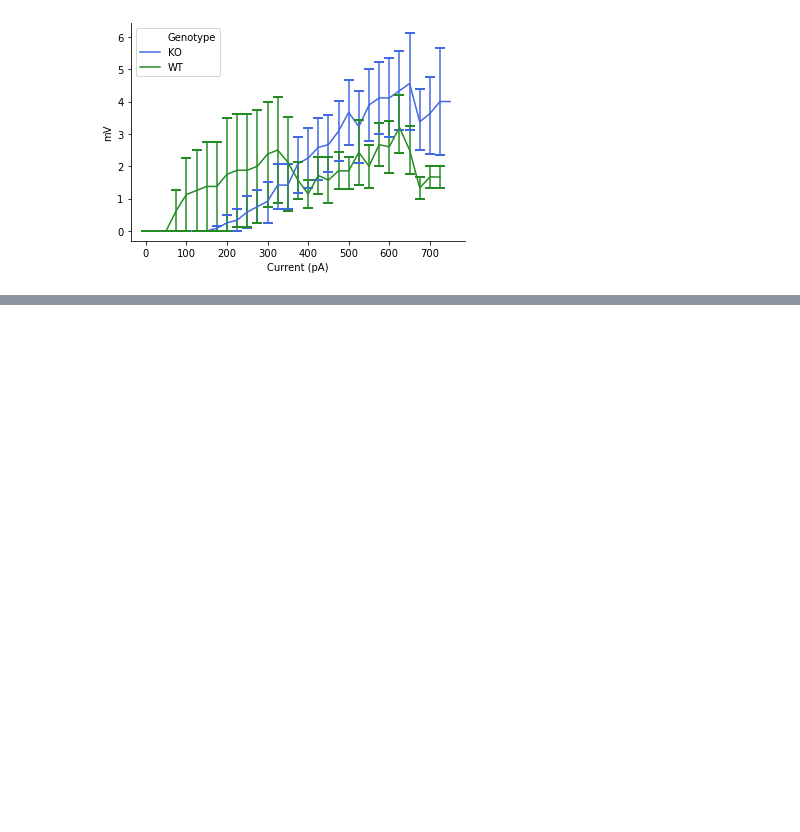
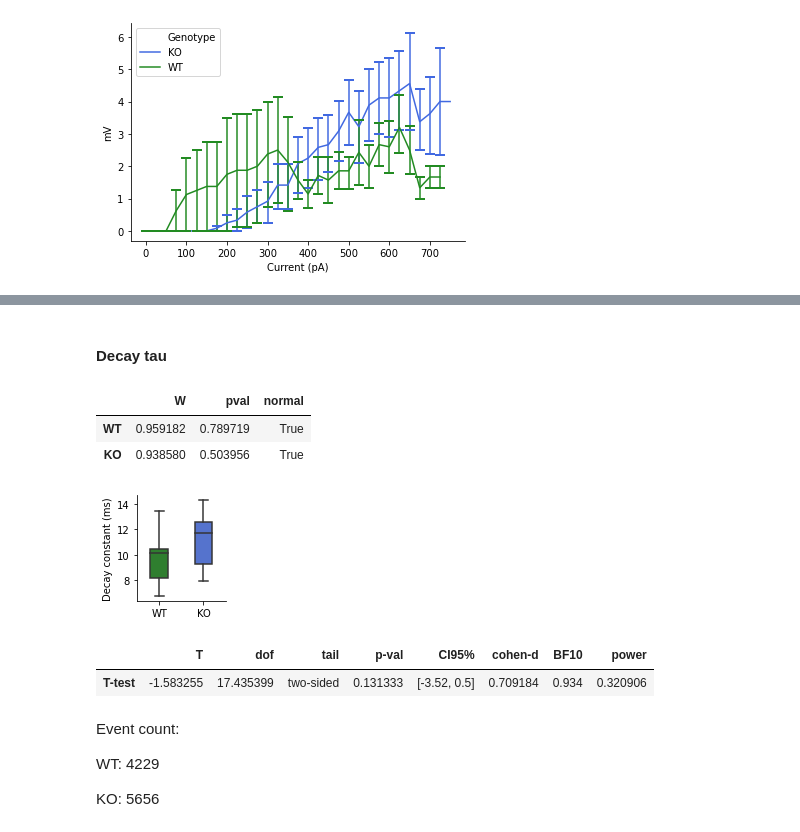
Before and after one commit to FMendezSlc/NeuroPy, a Jupyter notebook: Patch_analysis.ipynb, the cells around one changed output, grey strips where cells are left out. Drawn from its saved outputs; the diff is of its cells as text; code cells hidden in the pictures; blank space fills up the shorter version.

```diff
--- a/Patch_analysis.ipynb
+++ b/Patch_analysis.ipynb
@@ -411,0 +491,22 @@ fire_fig.savefig('/Users/labc02/Documents/PDCB_data/Behavior/Figures/Fire_CA3.sv
+# %% [markdown]
+#### Decay tau
+# %%
+pg.normality(data = rise_df, dv = 'Decay_tau', group = 'Genotype')
+# %% [output]
+|  | W | pval | normal |
+| WT | 0.959182 | 0.789719 | True |
+| KO | 0.938580 | 0.503956 | True |
+# %%
+decay_fig = plt.figure(figsize = (2, 2))
+sns.boxplot(data = rise_df, x = 'Genotype', y = 'Decay_tau', palette=['forestgreen', 'royalblue'], width = .4, showmeans = False, showfliers = True, )
+sns.despine()
+plt.ylabel('Decay constant (ms)')
+plt.xlabel('')
+plt.tight_layout()
+# %% [output]
+[figure, added]
+# %%
+pg.ttest(rise_df['Decay_tau'][rise_df['Genotype']== 'WT'], rise_df['Decay_tau'][rise_df['Genotype']== 'KO'], tail = 'two-sided')
+# %% [output]
+|  | T | dof | tail | p-val | CI95% | cohen-d | BF10 | power |
+| T-test | -1.583255 | 17.435399 | two-sided | 0.131333 | [-3.52, 0.5] | 0.709184 | 0.934 | 0.320906 |
@@ -411,0 +515,6 @@ fire_fig.savefig('/Users/labc02/Documents/PDCB_data/Behavior/Figures/Fire_CA3.sv
+# %% [markdown]
+Event count:
+
+WT: 4229
+
+KO: 5656
```
Also changed, not shown: parts of 14 cells of this notebook, 1 other file.
